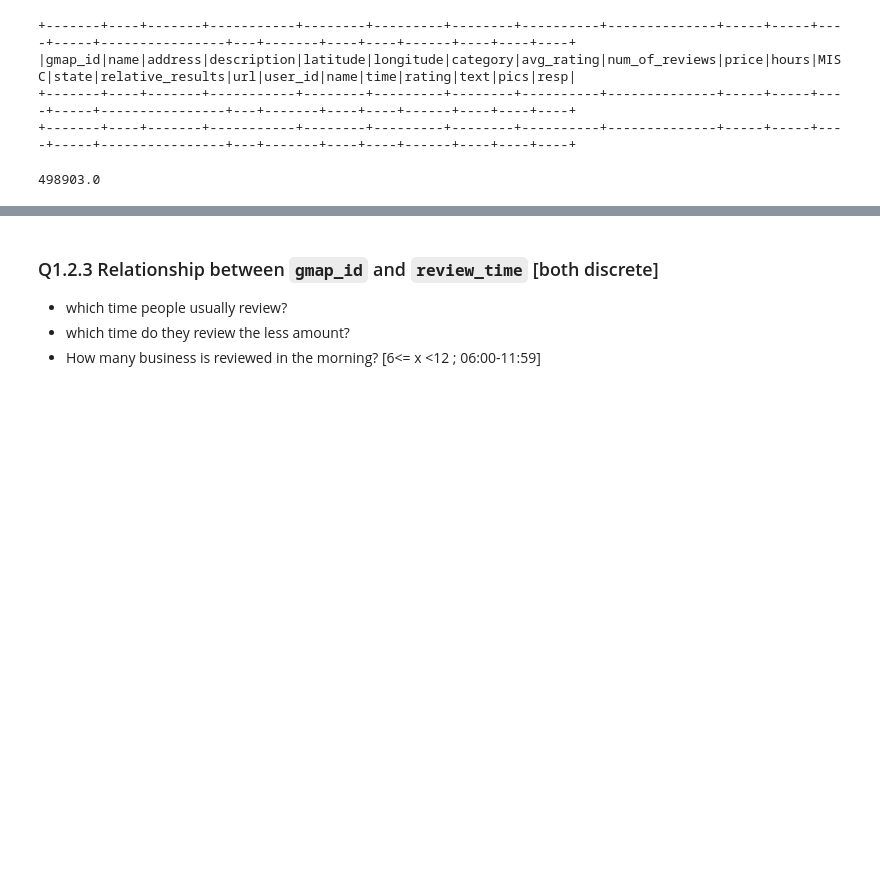
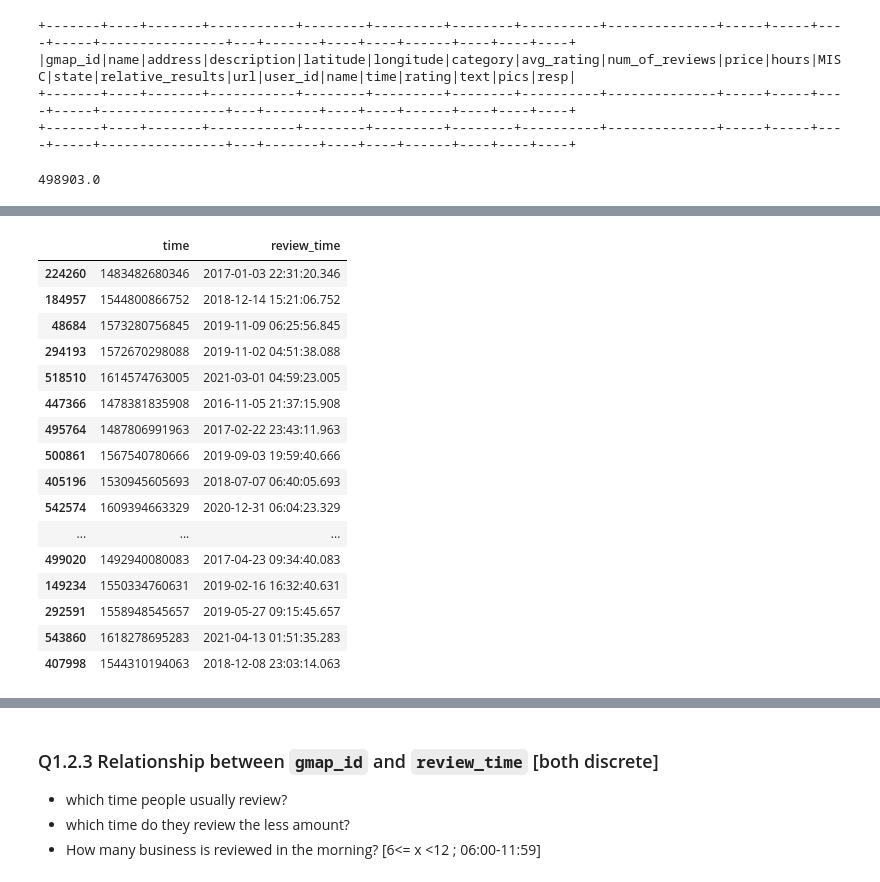
Before and after one commit to Afique1/Business-Review-by-user, a Jupyter notebook: SIT742Task2_Group32.ipynb, the cells around one changed output, grey strips where cells are left out. Cells and saved outputs as stored; diff of their text form; code cells hidden in the pictures; blank space fills up the shorter version.

```diff
--- a/SIT742Task2_Group32.ipynb
+++ b/SIT742Task2_Group32.ipynb
@@ -319,0 +346,2 @@ sdf_cleaned_counts_spark.agg(spark_sum("count")).collect()[0][0]
+# %%
+df = review_sdf.toPandas() # transform the current pyspark dataframe to pandas dataframe
@@ -319,0 +363,54 @@ sdf_cleaned_counts_spark.agg(spark_sum("count")).collect()[0][0]
+# %%
+import re
+
+def clean_and_convert(val):
+    try:
+        if pd.isnull(val):
+            return pd.NaT
+
+        # Directly handle numeric values
+        if isinstance(val, (int, float)):
+            return pd.to_datetime(int(val), unit="ms")
+
+        # Handle dictionary-like objects
+        if isinstance(val, dict) and "time" in val:
+            return pd.to_datetime(int(val["time"]), unit="ms")
+
+        # Convert to string and strip whitespace
+        val_str = str(val).strip()
+
+        # Try to extract timestamp from dictionary-like string
+        match = re.search(r"[\"']?time[\"']?\s*:\s*(\d{13})", val_str)
+        if match:
+            return pd.to_datetime(int(match.group(1)), unit="ms")
+
+        # Fallback: check if the string itself is a 13-digit number
+        if re.fullmatch(r"\d{13}", val_str):
+            return pd.to_datetime(int(val_str), unit="ms")
+
+    except Exception:
+        pass
+
+    return pd.NaT
+# %%
+df["review_time"] = df["time"].apply(clean_and_convert) # create the column reivew_time with the information of review time
+# %%
+df[["time", "review_time"]].sample(20)
+# %% [output]
+|  | time | review_time |
+| 224260 | 1483482680346 | 2017-01-03 22:31:20.346 |
+| 184957 | 1544800866752 | 2018-12-14 15:21:06.752 |
+| 48684 | 1573280756845 | 2019-11-09 06:25:56.845 |
+| 294193 | 1572670298088 | 2019-11-02 04:51:38.088 |
+| 518510 | 1614574763005 | 2021-03-01 04:59:23.005 |
+| 447366 | 1478381835908 | 2016-11-05 21:37:15.908 |
+| 495764 | 1487806991963 | 2017-02-22 23:43:11.963 |
+| 500861 | 1567540780666 | 2019-09-03 19:59:40.666 |
+| 405196 | 1530945605693 | 2018-07-07 06:40:05.693 |
+| 542574 | 1609394663329 | 2020-12-31 06:04:23.329 |
+| ... | ... | ... |
+| 499020 | 1492940080083 | 2017-04-23 09:34:40.083 |
+| 149234 | 1550334760631 | 2019-02-16 16:32:40.631 |
+| 292591 | 1558948545657 | 2019-05-27 09:15:45.657 |
+| 543860 | 1618278695283 | 2021-04-13 01:51:35.283 |
+| 407998 | 1544310194063 | 2018-12-08 23:03:14.063 |
```
Also changed, not shown: parts of 18 cells of this notebook.
